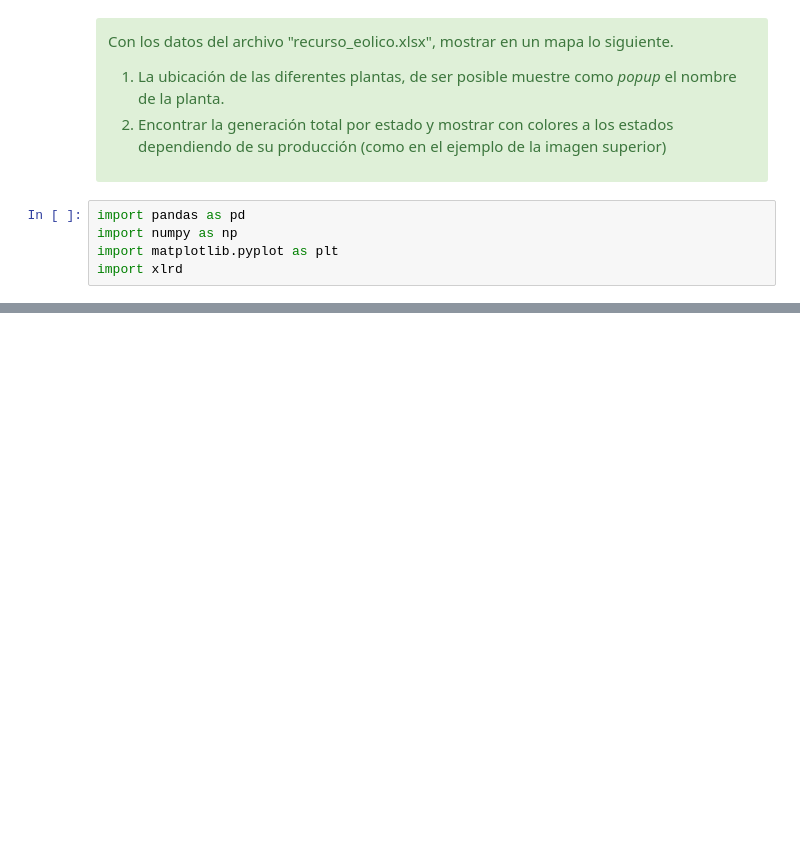
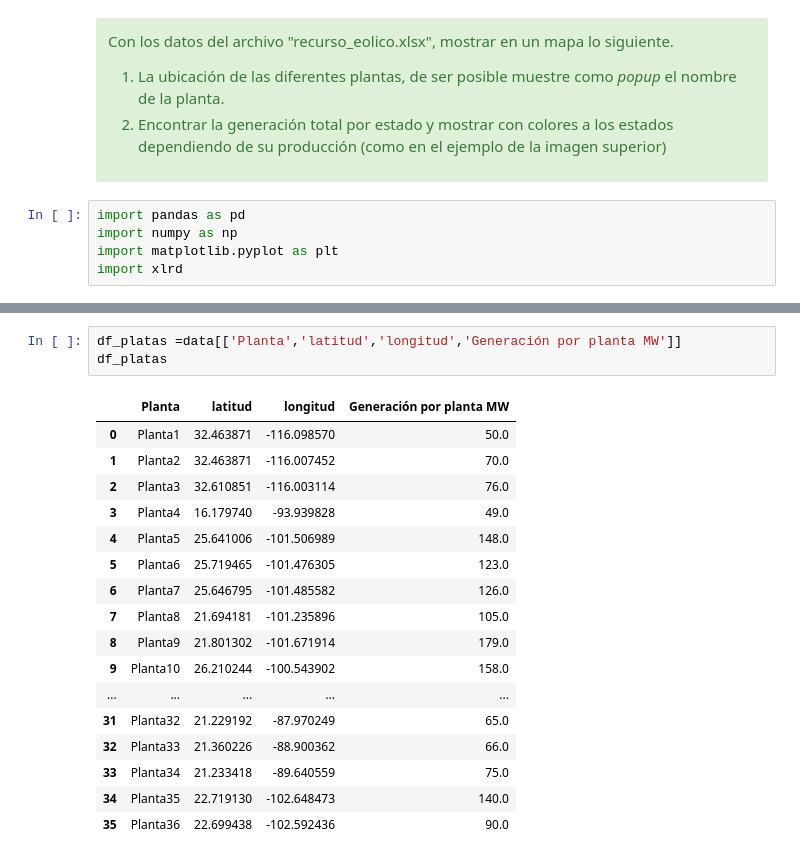
Before and after one commit to depresionTropical/data-science-class, a Jupyter notebook: CD_14_Visualizacion_Folium/CD_14_ejercicio-2-EnergiaEolicaMX_VictorHugo-MartínezGonzález.ipynb, the cells around one changed output, grey strips where cells are left out. Saved outputs shown, nothing was run; the diff lists cells and outputs as text; blank space fills up the shorter version.

```diff
--- a/CD_14_Visualizacion_Folium/CD_14_ejercicio-2-EnergiaEolicaMX_VictorHugo-MartínezGonzález.ipynb
+++ b/CD_14_Visualizacion_Folium/CD_14_ejercicio-2-EnergiaEolicaMX_VictorHugo-MartínezGonzález.ipynb
@@ -46,0 +80,21 @@ data.head()
+# %%
+df_platas =data[['Planta','latitud','longitud','Generación por planta MW']]
+df_platas
+# %% [output]
+|  | Planta | latitud | longitud | Generación por planta MW |
+| 0 | Planta1 | 32.463871 | -116.098570 | 50.0 |
+| 1 | Planta2 | 32.463871 | -116.007452 | 70.0 |
+| 2 | Planta3 | 32.610851 | -116.003114 | 76.0 |
+| 3 | Planta4 | 16.179740 | -93.939828 | 49.0 |
+| 4 | Planta5 | 25.641006 | -101.506989 | 148.0 |
+| 5 | Planta6 | 25.719465 | -101.476305 | 123.0 |
+| 6 | Planta7 | 25.646795 | -101.485582 | 126.0 |
+| 7 | Planta8 | 21.694181 | -101.235896 | 105.0 |
+| 8 | Planta9 | 21.801302 | -101.671914 | 179.0 |
+| 9 | Planta10 | 26.210244 | -100.543902 | 158.0 |
+| ... | ... | ... | ... | ... |
+| 31 | Planta32 | 21.229192 | -87.970249 | 65.0 |
+| 32 | Planta33 | 21.360226 | -88.900362 | 66.0 |
+| 33 | Planta34 | 21.233418 | -89.640559 | 75.0 |
+| 34 | Planta35 | 22.719130 | -102.648473 | 140.0 |
+| 35 | Planta36 | 22.699438 | -102.592436 | 90.0 |
```
Also changed, not shown: parts of 6 cells of this notebook, 2 other files.
